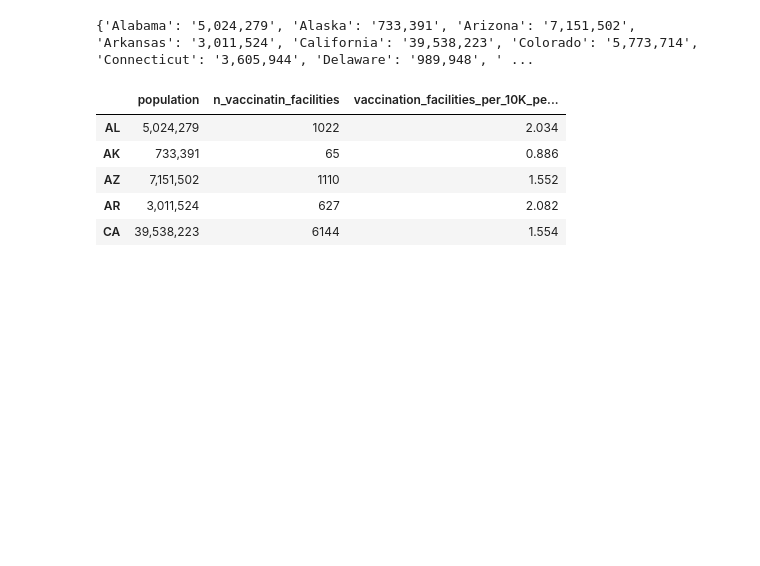
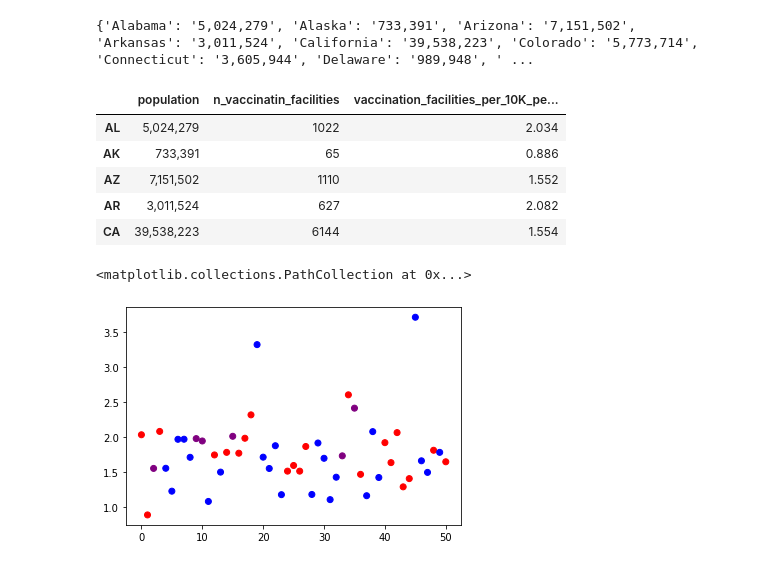
Before and after one commit to samaksh97/axiscare, a Jupyter notebook: code/vaccination_access_analysis.ipynb, the cells around one changed output. Cells and saved outputs as stored; diff of their text form; code cells hidden in the pictures; blank space fills up the shorter version.

Commit message:
updated vaccination access analysis

```diff
--- a/code/vaccination_access_analysis.ipynb
+++ b/code/vaccination_access_analysis.ipynb
@@ -132,0 +187,12 @@ data.to_csv('../data/vaccination_access_aggregated.csv')
+# %%
+y, colors = [], []
+for state in data.index:
+    if state not in state_category:
+        continue
+    y.append(data.loc[state].vaccination_facilities_per_10K_people)
+    colors.append(state_category[state])
+# %%
+plt.scatter(np.arange(len(y)), y, c=colors)
+# %% [output]
+<matplotlib.collections.PathCollection at 0x...>
+[figure, added]
```
Also changed, not shown: parts of 19 cells of this notebook.
